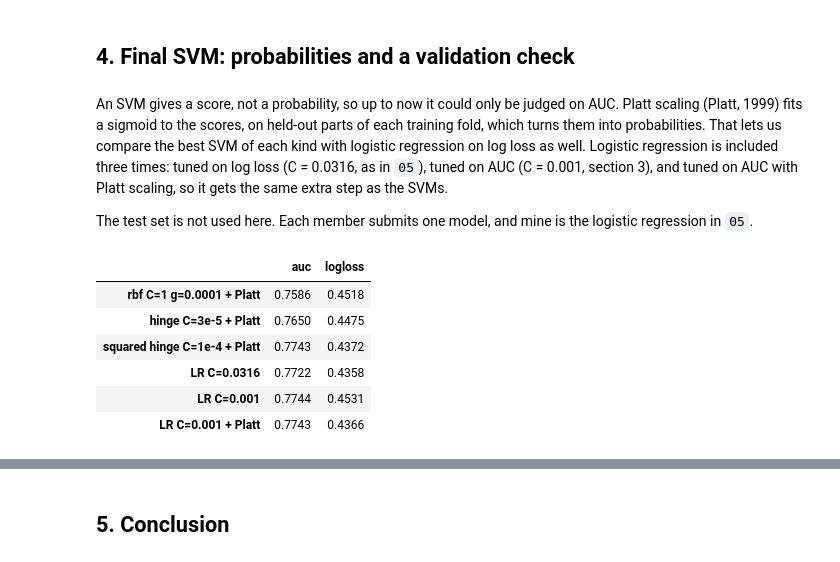
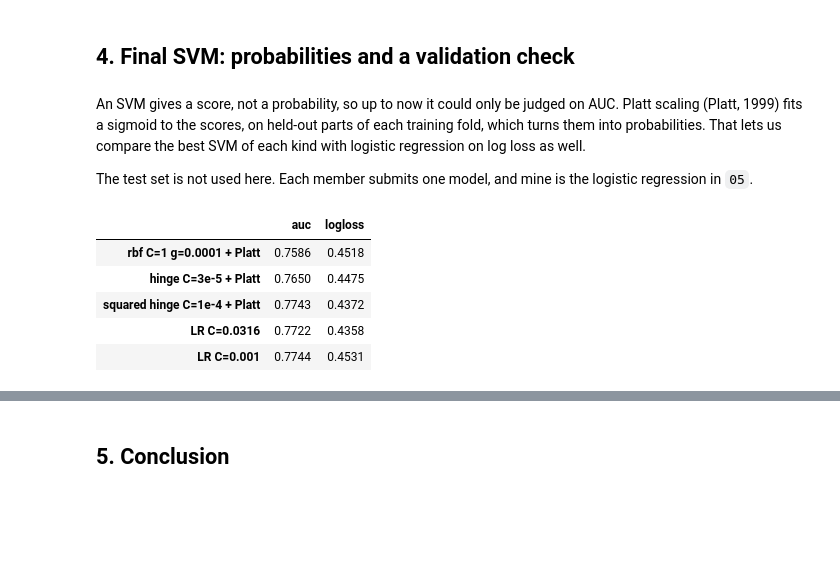
Before and after one commit to Oscar339/dst-sprint1, a Jupyter notebook: report/06-SVM.ipynb, the cells around one changed output, grey strips where cells are left out. Drawn from its saved outputs; the diff is of its cells as text; code cells hidden in the pictures; blank space fills up the shorter version.

```diff
--- a/report/06-SVM.ipynb
+++ b/report/06-SVM.ipynb
@@ -215,39 +282,35 @@ the group agrees.
 # %% [markdown]
 An SVM gives a score, not a probability, so up to now it could only be judged on AUC. Platt scaling (Platt, 1999)
 fits a sigmoid to the scores, on held-out parts of each training fold, which turns them into probabilities. That
-lets us compare the best SVM of each kind with logistic regression on log loss as well. Logistic regression is
-included three times: tuned on log loss (C = 0.0316, as in `05`), tuned on AUC (C = 0.001, section 3), and tuned
-on AUC with Platt scaling, so it gets the same extra step as the SVMs.
+lets us compare the best SVM of each kind with logistic regression on log loss as well.
 
 The test set is not used here. Each member submits one model, and mine is the logistic regression in `05`.
 # %%
 def platt(m):
     """Platt scaling: fit a sigmoid to the SVM's scores (on held-out parts of the training fold) to get probabilities."""
     return CalibratedClassifierCV(m, method="sigmoid", cv=5)
 
-# best of each kind from sections 2-3, plus LR tuned on log loss (05) and on AUC (section 3), with and without Platt
+# best of each kind from sections 2-3, plus LR tuned on log loss (05) and on AUC (section 3)
 finalists = {
     "rbf C=1 g=0.0001 + Platt":     platt(SVC(C=1, gamma=0.0001)),
     "hinge C=3e-5 + Platt":         platt(LinearSVC(C=3e-5, loss="hinge", dual=True, max_iter=20000, random_state=2026)),
     "squared hinge C=1e-4 + Platt": platt(LinearSVC(C=1e-4, dual=True, max_iter=20000, random_state=2026)),
     "LR C=0.0316":                  LogisticRegression(C=0.0316, l1_ratio=0, solver="liblinear", max_iter=1000),
     "LR C=0.001":                   LogisticRegression(C=0.001, l1_ratio=0, solver="liblinear", max_iter=1000),
-    "LR C=0.001 + Platt":           platt(LogisticRegression(C=0.001, l1_ratio=0, solver="liblinear", max_iter=1000)),
 }
 
 rows = {}
 for name, m in finalists.items():          # rbf + Platt is the slow one (~2 min)
     r = cross_validate(make_pipeline(StandardScaler(), m), X, y_train, cv=cv, scoring=["roc_auc", "neg_log_loss"])
     rows[name] = {"auc": r["test_roc_auc"].mean(), "logloss": -r["test_neg_log_loss"].mean()}
 pd.DataFrame.from_dict(rows, orient="index").round(4)
 # %% [output]
 |  | auc | logloss |
 | rbf C=1 g=0.0001 + Platt | 0.7586 | 0.4518 |
 | hinge C=3e-5 + Platt | 0.7650 | 0.4475 |
 | squared hinge C=1e-4 + Platt | 0.7743 | 0.4372 |
 | LR C=0.0316 | 0.7722 | 0.4358 |
 | LR C=0.001 | 0.7744 | 0.4531 |
-| LR C=0.001 + Platt | 0.7743 | 0.4366 |
 # %%
 # one check on validation: fit on all of train; the test set is not used
 raw_val, y_val = prep.load("validation")
```
Also changed, not shown: parts of 17 cells of this notebook.
